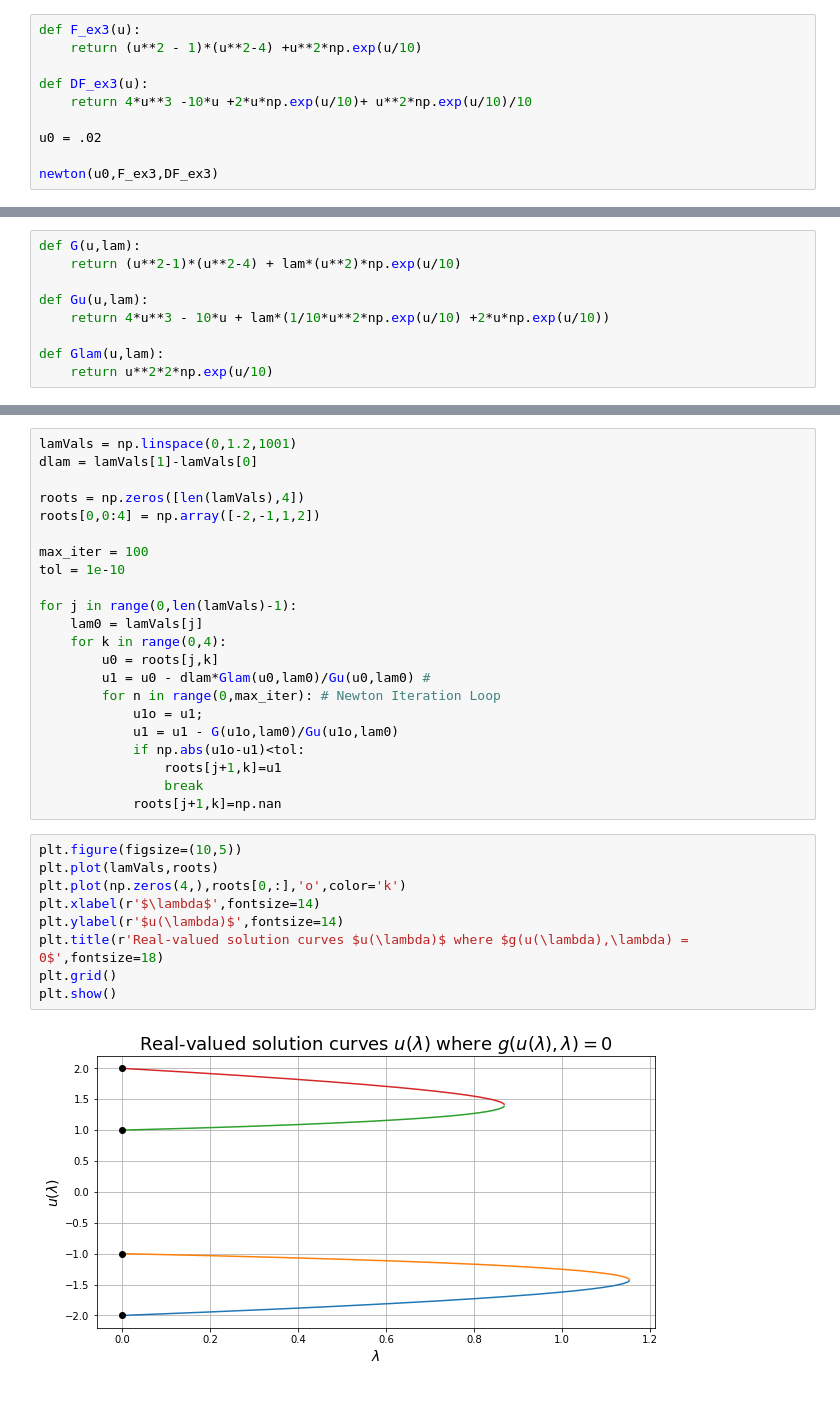
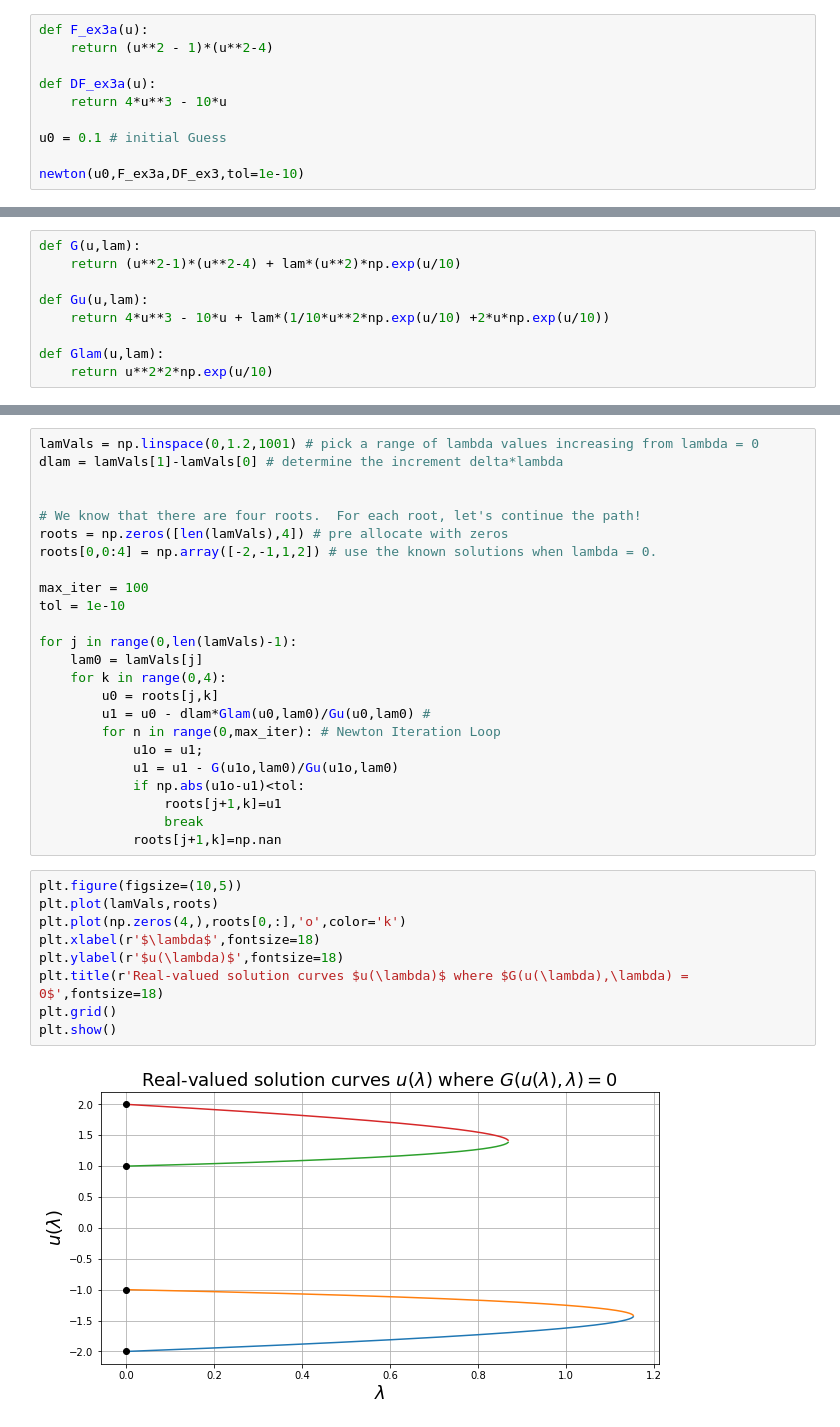
Before and after one commit to oliveras/Numerical_Analysis_Lecture_Code, a Jupyter notebook: Newton's Methods for Systems and Numerical Continuation.ipynb, the cells around one changed output, grey strips where cells are left out. Cells and saved outputs as stored; diff of their text form; blank space fills up the shorter version.

```diff
--- a/Newton's Methods for Systems and Numerical Continuation.ipynb
+++ b/Newton's Methods for Systems and Numerical Continuation.ipynb
@@ -119,11 +135,11 @@ plt.show()
 # %%
-def F_ex3(u):
-    return (u**2 - 1)*(u**2-4) +u**2*np.exp(u/10)
+def F_ex3a(u):
+    return (u**2 - 1)*(u**2-4)
 
-def DF_ex3(u):
-    return 4*u**3 -10*u +2*u*np.exp(u/10)+ u**2*np.exp(u/10)/10
+def DF_ex3a(u):
+    return 4*u**3 - 10*u
 
-u0 = .02
+u0 = 0.1 # initial Guess
 
-newton(u0,F_ex3,DF_ex3)
+newton(u0,F_ex3a,DF_ex3,tol=1e-10)
 # %% [output]
@@ -145,9 +176,11 @@ Consider solving the equation $$G(u,\lambda) = (u^2 - 1)(u^4 - 1) +\lambda\: u^2
 # %%
-lamVals = np.linspace(0,1.2,1001)
-dlam = lamVals[1]-lamVals[0]
+lamVals = np.linspace(0,1.2,1001) # pick a range of lambda values increasing from lambda = 0
+dlam = lamVals[1]-lamVals[0] # determine the increment delta*lambda
 
-roots = np.zeros([len(lamVals),4])
-roots[0,0:4] = np.array([-2,-1,1,2])
+
+# We know that there are four roots.  For each root, let's continue the path!
+roots = np.zeros([len(lamVals),4]) # pre allocate with zeros
+roots[0,0:4] = np.array([-2,-1,1,2]) # use the known solutions when lambda = 0.
 
 max_iter = 100
 tol = 1e-10
@@ -167,11 +200,11 @@ for j in range(0,len(lamVals)-1):
 # %%
 plt.figure(figsize=(10,5))
 plt.plot(lamVals,roots)
 plt.plot(np.zeros(4,),roots[0,:],'o',color='k')
-plt.xlabel(r'$\lambda$',fontsize=14)
-plt.ylabel(r'$u(\lambda)$',fontsize=14)
-plt.title(r'Real-valued solution curves $u(\lambda)$ where $g(u(\lambda),\lambda) = 0$',fontsize=18)
+plt.xlabel(r'$\lambda$',fontsize=18)
+plt.ylabel(r'$u(\lambda)$',fontsize=18)
+plt.title(r'Real-valued solution curves $u(\lambda)$ where $G(u(\lambda),\lambda) = 0$',fontsize=18)
 plt.grid()
 plt.show()
 # %% [output]
-[figure, old version]
+[figure, new version]
```
Also changed, not shown: parts of 8 cells of this notebook.
